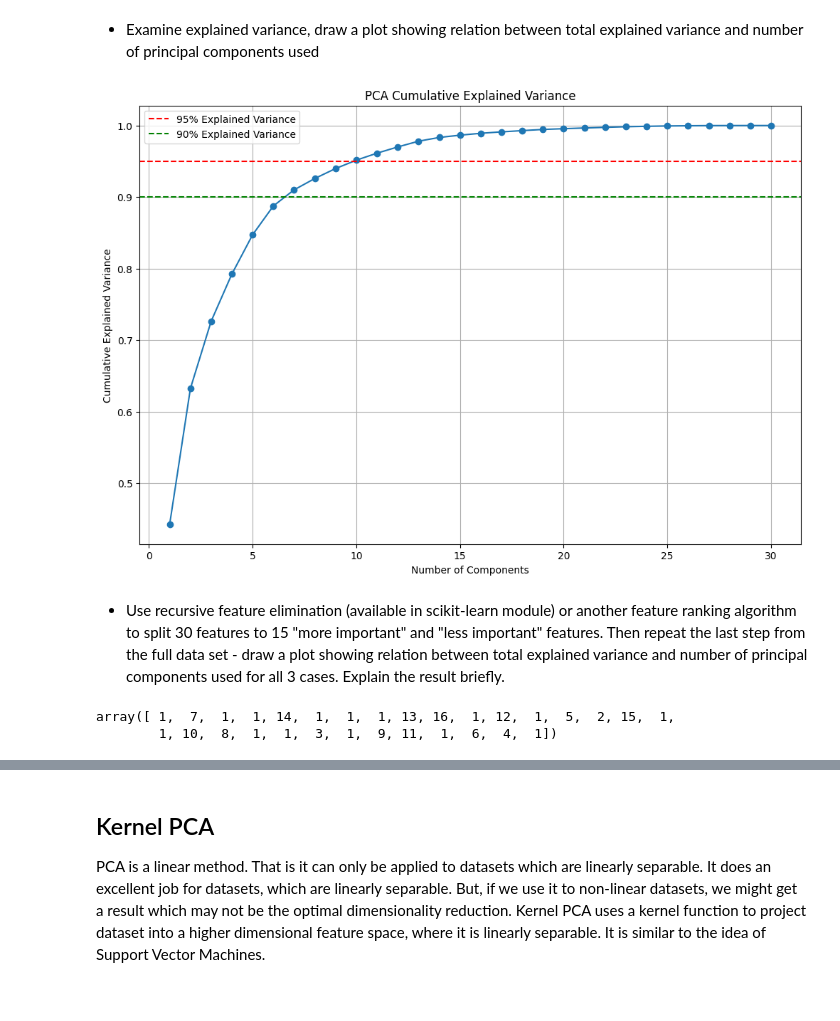
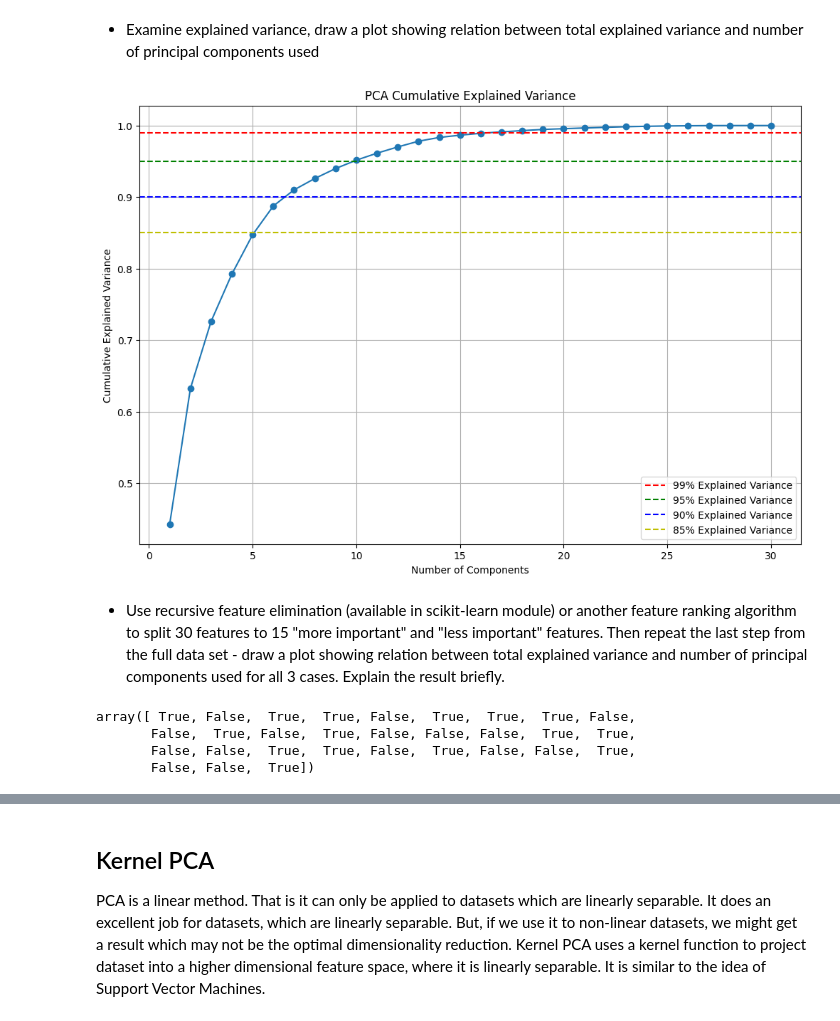
Before and after one commit to MatiPl01/large-datasets-visualization, a Jupyter notebook: lab1/pca_kernelpca_lab.ipynb, the cells around one changed output, grey strips where cells are left out. Cells and saved outputs as stored; diff of their text form; code cells hidden in the pictures.

```diff
--- a/lab1/pca_kernelpca_lab.ipynb
+++ b/lab1/pca_kernelpca_lab.ipynb
@@ -267,11 +267,11 @@ plt.show()
 # %% [markdown]
 * Perform PCA and visualize the data
 # %%
-x_cancer = df_cancer.drop('target', axis=1)
+X_cancer = df_cancer.drop('target', axis=1)
 y_cancer = df_cancer['target']
 
-x_cancer = StandardScaler().fit_transform(x_cancer)
+X_cancer = StandardScaler().fit_transform(X_cancer)
 # %%
 pca_cancer = PCA()
 # %%
-principal_components_cancer = pca_cancer.fit_transform(x_cancer)
+principal_components_cancer = pca_cancer.fit_transform(X_cancer)
@@ -291,22 +296,25 @@ array([4.42720256e-01, 1.89711820e-01, 9.39316326e-02, 6.60213492e-02,
 # %%
 total_explained_variance = pca_cancer.explained_variance_ratio_.cumsum()
 number_of_components = np.arange(1, len(total_explained_variance) + 1)
 
 plt.figure(figsize=(12, 8))
 plt.plot(number_of_components, total_explained_variance, marker='o', linestyle='-')
 
 plt.xlabel('Number of Components')
 plt.ylabel('Cumulative Explained Variance')
 plt.title('PCA Cumulative Explained Variance')
 
 plt.grid(True)
-plt.axhline(y=0.95, color='r', linestyle='--', label='95% Explained Variance')
-plt.axhline(y=0.90, color='g', linestyle='--', label='90% Explained Variance')
+plt.grid(True)
+plt.axhline(y=0.99, color='r', linestyle='--', label='99% Explained Variance')
+plt.axhline(y=0.95, color='g', linestyle='--', label='95% Explained Variance')
+plt.axhline(y=0.90, color='b', linestyle='--', label='90% Explained Variance')
+plt.axhline(y=0.85, color='y', linestyle='--', label='85% Explained Variance')
 plt.legend(loc='best')
 
 plt.show()
 # %% [output]
-[figure, old version]
+[figure, new version]
 # %% [markdown]
 * Use recursive feature elimination (available in scikit-learn module) or another feature ranking algorithm to split 30 features to 15 "more important" and "less important" features. Then repeat the last step from the full data set - draw a plot showing relation between total explained variance and number of principal components used for all 3 cases. Explain the result briefly.
 # %%
@@ -316,10 +324,12 @@ label_encoder = LabelEncoder()
 y_cancer_encoded = label_encoder.fit_transform(y_cancer)
 
 estimator = LinearRegression()
-selector = RFE(estimator).fit(x_cancer, y_cancer_encoded)
-ranking = selector.ranking_
+rfe = RFE(estimator, n_features_to_select=15, step=1)
+rfe.fit(X_cancer, y_cancer_encoded)
 
-ranking
+rfe.support_
 # %% [output]
-array([ 1,  7,  1,  1, 14,  1,  1,  1, 13, 16,  1, 12,  1,  5,  2, 15,  1,
-        1, 10,  8,  1,  1,  3,  1,  9, 11,  1,  6,  4,  1])
+array([ True, False,  True,  True, False,  True,  True,  True, False,
+       False,  True, False,  True, False, False, False,  True,  True,
+       False, False,  True,  True, False,  True, False, False,  True,
+       False, False,  True])
```
Also changed, not shown: parts of 22 cells of this notebook.
